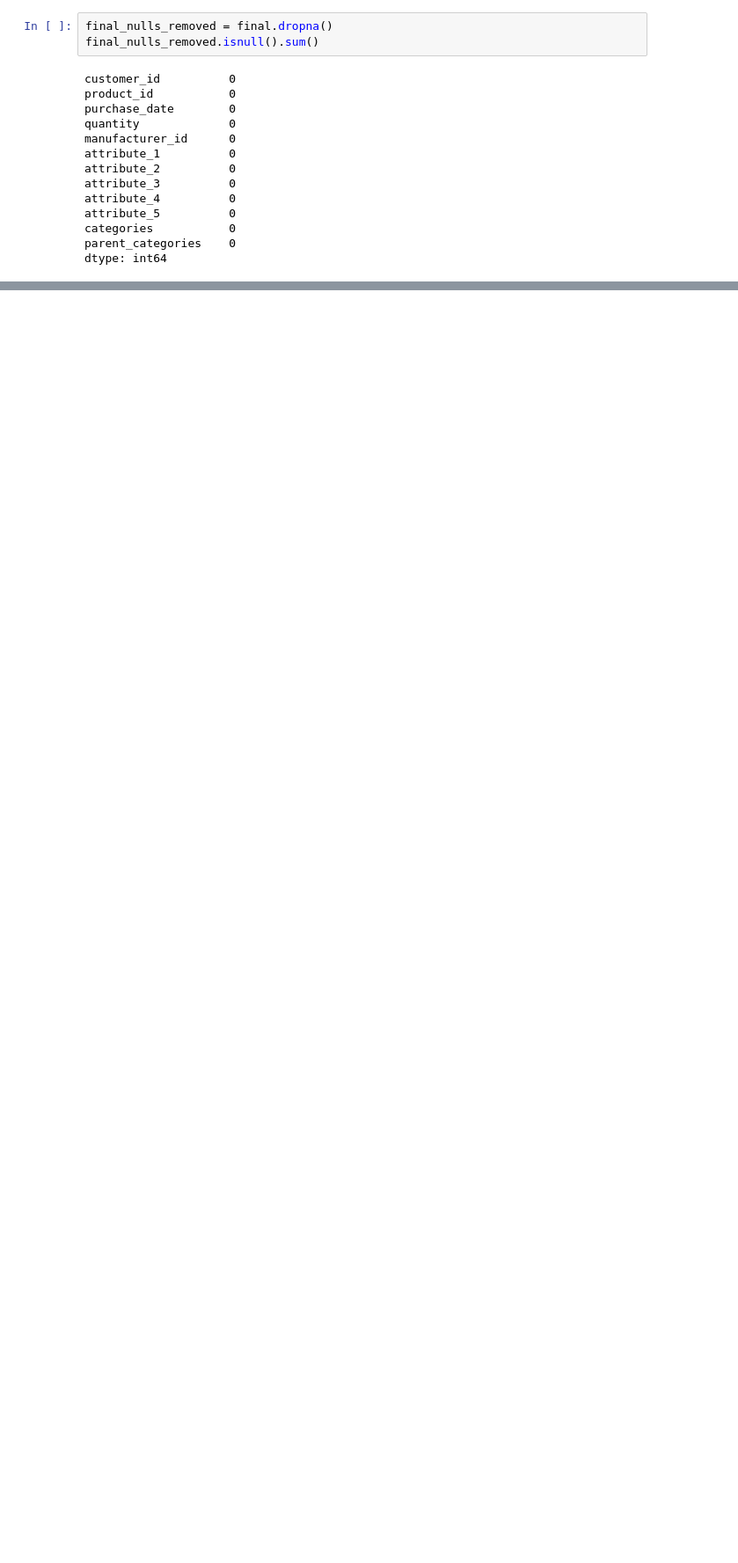
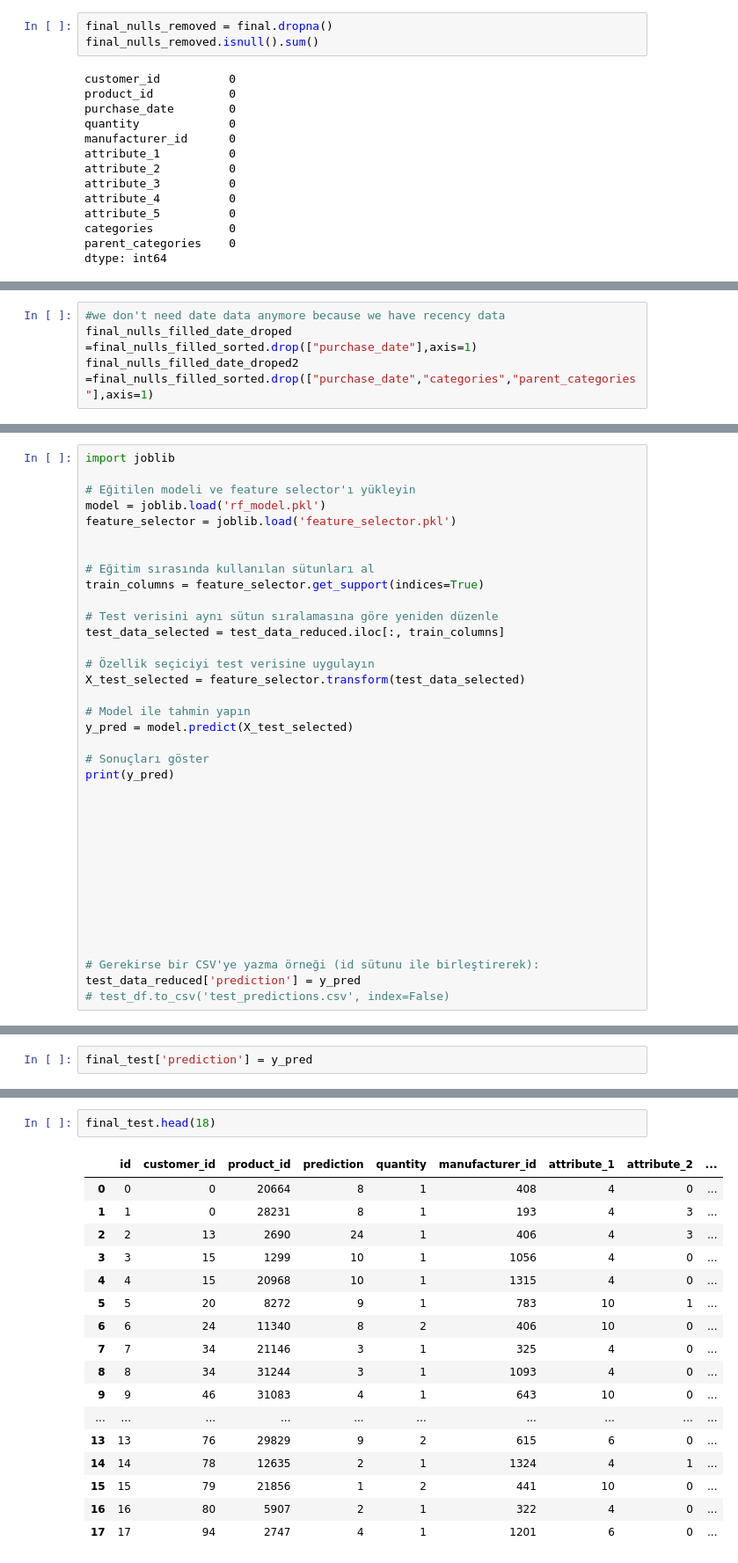
Before and after one commit to hasantahabagci/YZV311_2425_150210338_150220330, a Jupyter notebook: exploration.ipynb, the cells around one changed output, grey strips where cells are left out. Shown: that part at 88% size. Drawn from its saved outputs; the diff is of its cells as text; blank space fills up the shorter version.

```diff
--- a/exploration.ipynb
+++ b/exploration.ipynb
@@ -259,0 +241,4 @@ Min Predicted Quantity: 0
+# %%
+#we don't need date data anymore because we have recency data
+final_nulls_filled_date_droped =final_nulls_filled_sorted.drop(["purchase_date"],axis=1)
+final_nulls_filled_date_droped2 =final_nulls_filled_sorted.drop(["purchase_date","categories","parent_categories"],axis=1)
@@ -259,0 +368,36 @@ Min Predicted Quantity: 0
+# %%
+import joblib
+
+# Eğitilen modeli ve feature selector'ı yükleyin
+model = joblib.load('rf_model.pkl')
+feature_selector = joblib.load('feature_selector.pkl')
+
+
+# Eğitim sırasında kullanılan sütunları al
+train_columns = feature_selector.get_support(indices=True)
+
+# Test verisini aynı sütun sıralamasına göre yeniden düzenle
+test_data_selected = test_data_reduced.iloc[:, train_columns]
+
+# Özellik seçiciyi test verisine uygulayın
+X_test_selected = feature_selector.transform(test_data_selected)
+
+# Model ile tahmin yapın
+y_pred = model.predict(X_test_selected)
+
+# Sonuçları göster
+print(y_pred)
+
+
+
+
+
+
+
+
+
+
+
+# Gerekirse bir CSV'ye yazma örneği (id sütunu ile birleştirerek):
+test_data_reduced['prediction'] = y_pred
+# test_df.to_csv('test_predictions.csv', index=False)
@@ -259,0 +406,2 @@ Min Predicted Quantity: 0
+# %%
+final_test['prediction'] = y_pred
@@ -259,0 +417,20 @@ Min Predicted Quantity: 0
+# %%
+final_test.head(18)
+# %% [output]
+|  | id | customer_id | product_id | prediction | quantity | manufacturer_id | attribute_1 | attribute_2 | ... |
+| 0 | 0 | 0 | 20664 | 8 | 1 | 408 | 4 | 0 | ... |
+| 1 | 1 | 0 | 28231 | 8 | 1 | 193 | 4 | 3 | ... |
+| 2 | 2 | 13 | 2690 | 24 | 1 | 406 | 4 | 3 | ... |
+| 3 | 3 | 15 | 1299 | 10 | 1 | 1056 | 4 | 0 | ... |
+| 4 | 4 | 15 | 20968 | 10 | 1 | 1315 | 4 | 0 | ... |
+| 5 | 5 | 20 | 8272 | 9 | 1 | 783 | 10 | 1 | ... |
+| 6 | 6 | 24 | 11340 | 8 | 2 | 406 | 10 | 0 | ... |
+| 7 | 7 | 34 | 21146 | 3 | 1 | 325 | 4 | 0 | ... |
+| 8 | 8 | 34 | 31244 | 3 | 1 | 1093 | 4 | 0 | ... |
+| 9 | 9 | 46 | 31083 | 4 | 1 | 643 | 10 | 0 | ... |
+| ... | ... | ... | ... | ... | ... | ... | ... | ... | ... |
+| 13 | 13 | 76 | 29829 | 9 | 2 | 615 | 6 | 0 | ... |
+| 14 | 14 | 78 | 12635 | 2 | 1 | 1324 | 4 | 1 | ... |
+| 15 | 15 | 79 | 21856 | 1 | 2 | 441 | 10 | 0 | ... |
+| 16 | 16 | 80 | 5907 | 2 | 1 | 322 | 4 | 0 | ... |
+| 17 | 17 | 94 | 2747 | 4 | 1 | 1201 | 6 | 0 | ... |
```
Also changed, not shown: parts of 29 cells of this notebook, 4 other files.
